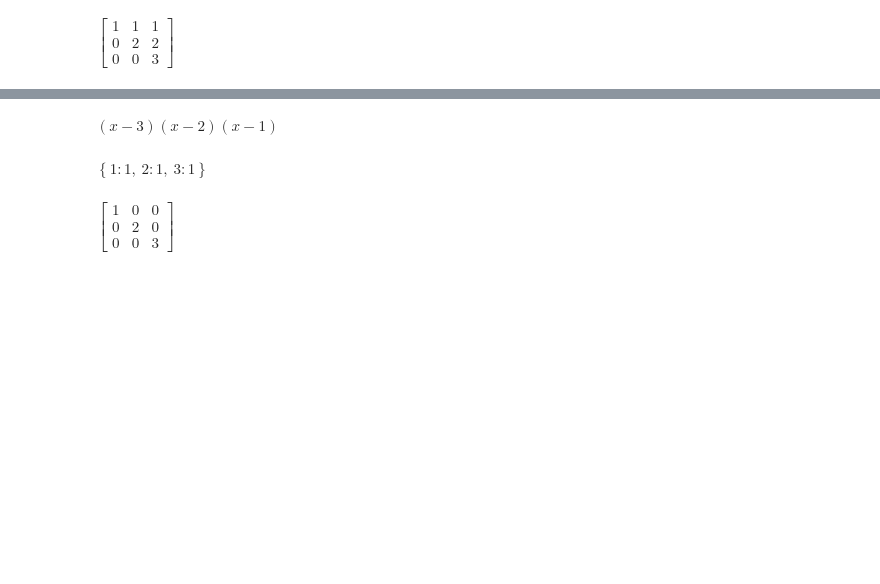
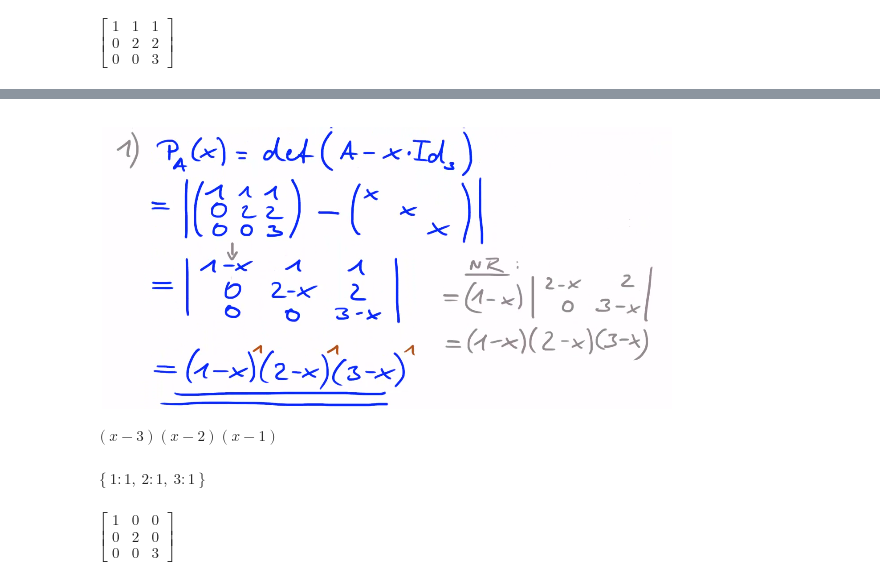
Before and after one commit to griemide/L3, a Jupyter notebook: Mathe/MAL3-3/Math-Intuition LA2 Kapitel I Aufgabe1.1.ipynb, the cells around one changed output, grey strips where cells are left out. Saved outputs shown, nothing was run; the diff lists cells and outputs as text; code cells hidden in the pictures; blank space fills up the shorter version.

```diff
--- a/Mathe/MAL3-3/Math-Intuition LA2 Kapitel I Aufgabe1.1.ipynb
+++ b/Mathe/MAL3-3/Math-Intuition LA2 Kapitel I Aufgabe1.1.ipynb
@@ -55,3 +76,9 @@ from sympy import *
+# %%
+# https://ipython.readthedocs.io/en/stable/api/generated/IPython.display.html?highlight=.display#classes
+from IPython.display import Image
+Image(filename='Math-Intuition_LA2_Kapitel_I_Aufgabe1.1.png')
+# %% [output]
+[figure, added]
 # %%
 x = symbols('x')
 p = A.charpoly(x)
```
Also changed, not shown: parts of 13 cells of this notebook.
